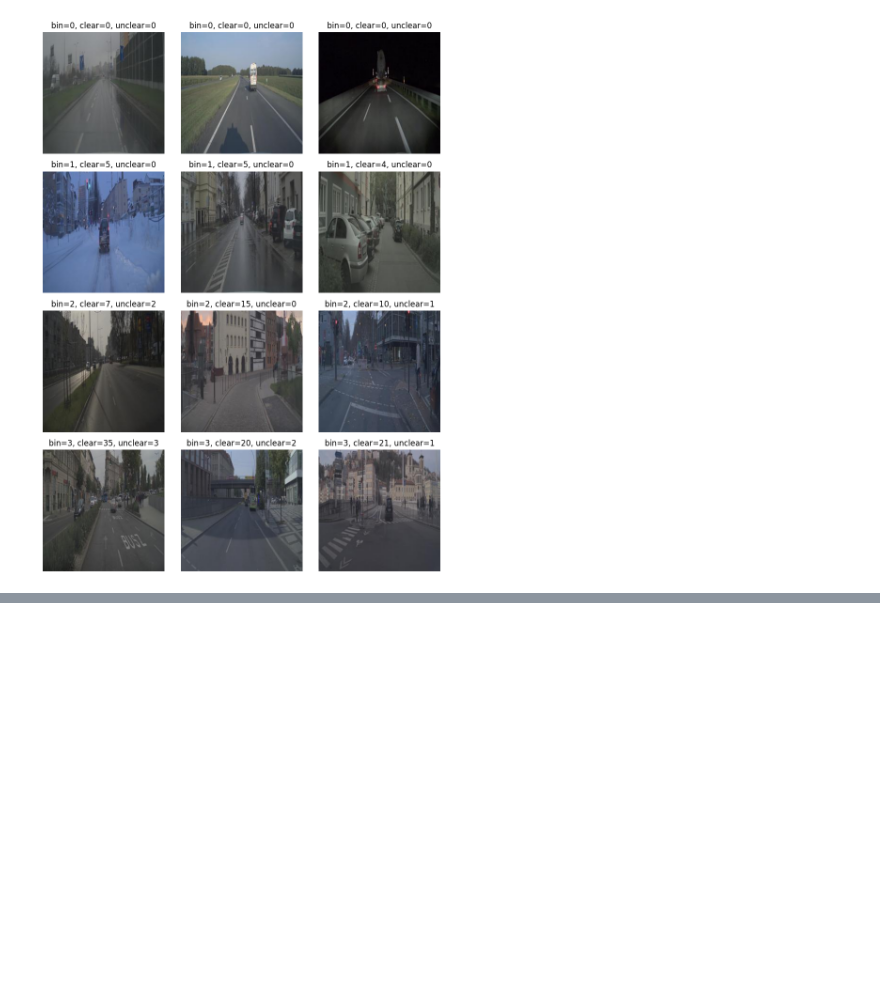
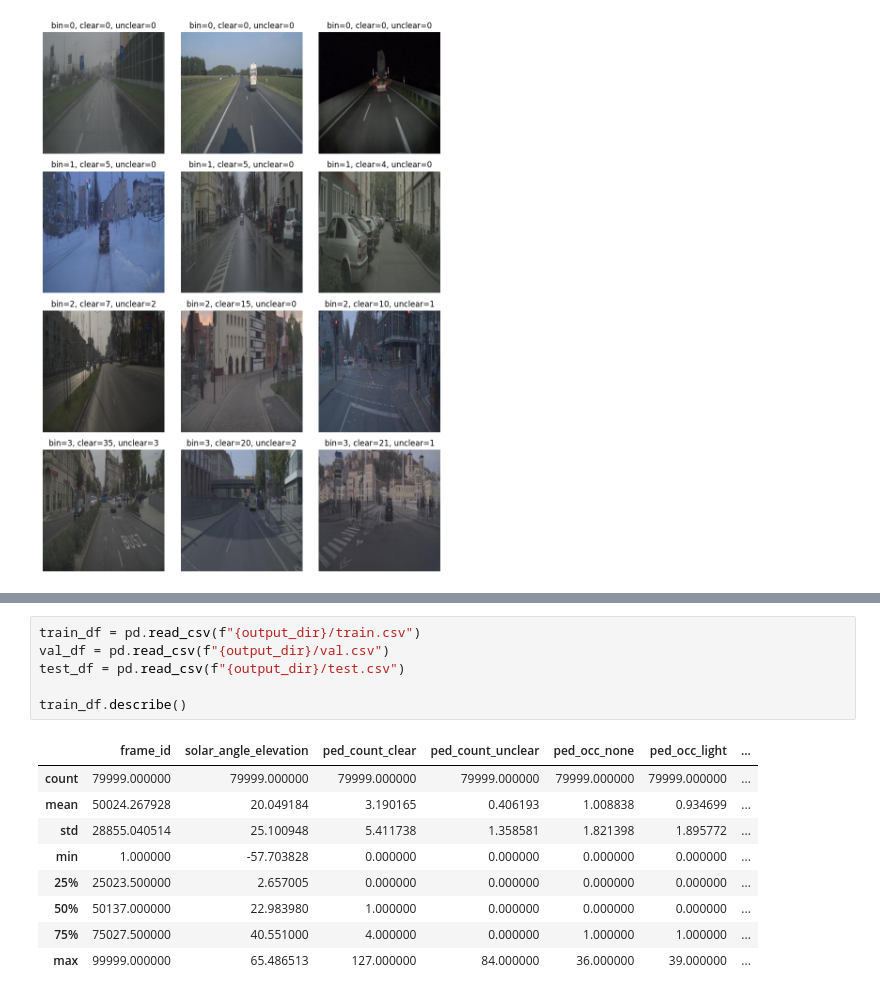
Before and after one commit to scaleoutsystems/multimodal-MoE, a Jupyter notebook: notebooks/zod_frames_index_sanity.ipynb, the cells around one changed output, grey strips where cells are left out. Cells and saved outputs as stored; diff of their text form; blank space fills up the shorter version.

```diff
--- a/notebooks/zod_frames_index_sanity.ipynb
+++ b/notebooks/zod_frames_index_sanity.ipynb
@@ -188,0 +239,16 @@ plt.show()
+# %%
+train_df = pd.read_csv(f"{output_dir}/train.csv")
+val_df = pd.read_csv(f"{output_dir}/val.csv")
+test_df = pd.read_csv(f"{output_dir}/test.csv")
+
+train_df.describe()
+# %% [output]
+|  | frame_id | solar_angle_elevation | ped_count_clear | ped_count_unclear | ped_occ_none | ped_occ_light | ... |
+| count | 79999.000000 | 79999.000000 | 79999.000000 | 79999.000000 | 79999.000000 | 79999.000000 | ... |
+| mean | 50024.267928 | 20.049184 | 3.190165 | 0.406193 | 1.008838 | 0.934699 | ... |
+| std | 28855.040514 | 25.100948 | 5.411738 | 1.358581 | 1.821398 | 1.895772 | ... |
+| min | 1.000000 | -57.703828 | 0.000000 | 0.000000 | 0.000000 | 0.000000 | ... |
+| 25% | 25023.500000 | 2.657005 | 0.000000 | 0.000000 | 0.000000 | 0.000000 | ... |
+| 50% | 50137.000000 | 22.983980 | 1.000000 | 0.000000 | 0.000000 | 0.000000 | ... |
+| 75% | 75027.500000 | 40.551000 | 4.000000 | 0.000000 | 1.000000 | 1.000000 | ... |
+| max | 99999.000000 | 65.486513 | 127.000000 | 84.000000 | 36.000000 | 39.000000 | ... |
```
Also changed, not shown: parts of 5 cells of this notebook, 2 other files.
